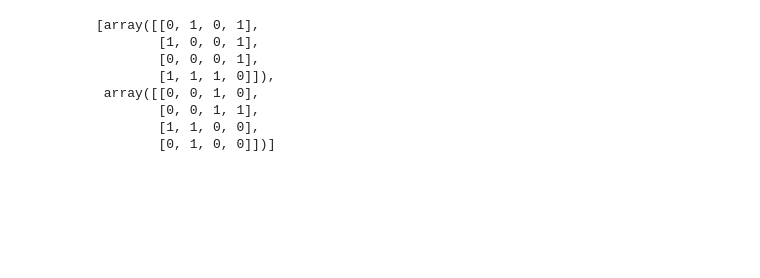
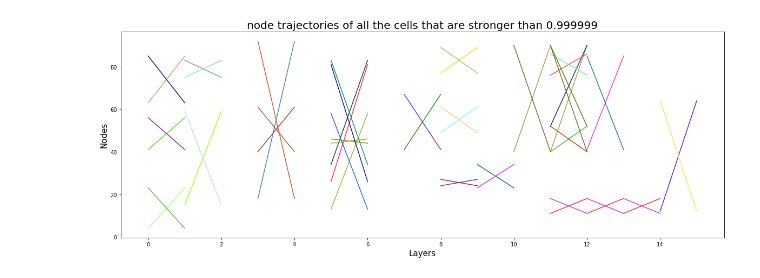
Before and after one commit to ulgenklc/temporal_network_analysis, a Jupyter notebook: Exp_.ipynb, the cells around one changed output. Drawn from its saved outputs; the diff is of its cells as text; code cells hidden in the pictures; blank space fills up the shorter version.

Commit message:
Add files via upload
temporal trajectories are added

```diff
--- a/Exp_.ipynb
+++ b/Exp_.ipynb
@@ -267,10 +341,10 @@ def gaussian_filter(array,sigma):
     return(gaussian_filter1d(array,sigma))
 # %%
 path = '/Users/bengieru/MLN/data/' ## base path
-output = 'Johan_Clean_Traces_Features_and_Spikes' #spikes and traces file
+output = 'Johan_Clean_Traces_Features_and_Spikes/' #spikes and traces file
 roi = 'sarah_ROI' #roi file
 subject_roi = '/mouse_1_session_1_baseline' #subject
-subject = '/m_1_session_1_baseline'# subject
+subject = 'm_1_session_1_baseline'# subject
 # %%
 time = 500 ## binning the time into chunks of
 n = read_roi(path, roi, subject_roi) ## number of rois
@@ -279,7 +353,10 @@ traces, spikes = read_csv(path, output, subject, roi, subject_roi) #read the net
 binned_spikes = bin_time_series(spikes, time, gaussian = True, sigma=0.25) # bin the spikes into fixed length and apply gaussian kernel of length 3
 # %%
 ##create cross-correlation matrices that are the adjacency matrices of the network at each layer
+##create the same but uppertriangular cross correlation matrices for igraph
 adjacency_matrices = []
+upper_adjacency_matrices = []
 for i in range(binned_spikes.shape[2]):
     adjacency_matrices.append(cross_correlation_matrix(binned_spikes[:,:,i])[0])
+    upper_adjacency_matrices.append(cross_correlation_matrix(binned_spikes[:,:,i])[1])
 # %%
@@ -290,13 +370,4 @@ A = np.array([[0,1,0,1],[1,0,0,1],[0,0,0,1],[1,1,1,0]])
 B = np.array([[0,0,1,0],[0,0,1,1],[1,1,0,0],[0,1,0,0]])
 adjacency = [A,B]
 TN_test = temporal_network(4, 2, data = 'list__adjacency', list_adjacency = adjacency, omega = 1, kind = 'ordinal')
-TN_test.list_adjacency
+#TN_test.edgelist
-# %% [output]
-[array([[0, 1, 0, 1],
-        [1, 0, 0, 1],
-        [0, 0, 0, 1],
-        [1, 1, 1, 0]]),
- array([[0, 0, 1, 0],
-        [0, 0, 1, 1],
-        [1, 1, 0, 0],
-        [0, 1, 0, 0]])]
@@ -304,0 +374,4 @@ X=np.zeros((TN_test.supra_adjacency.shape))
+# %%
+TN.trajectories(thresh = 0.999999, node_id = None)
+# %% [output]
+[figure, added]
```
Also changed, not shown: parts of 5 cells of this notebook, 1 other file.
